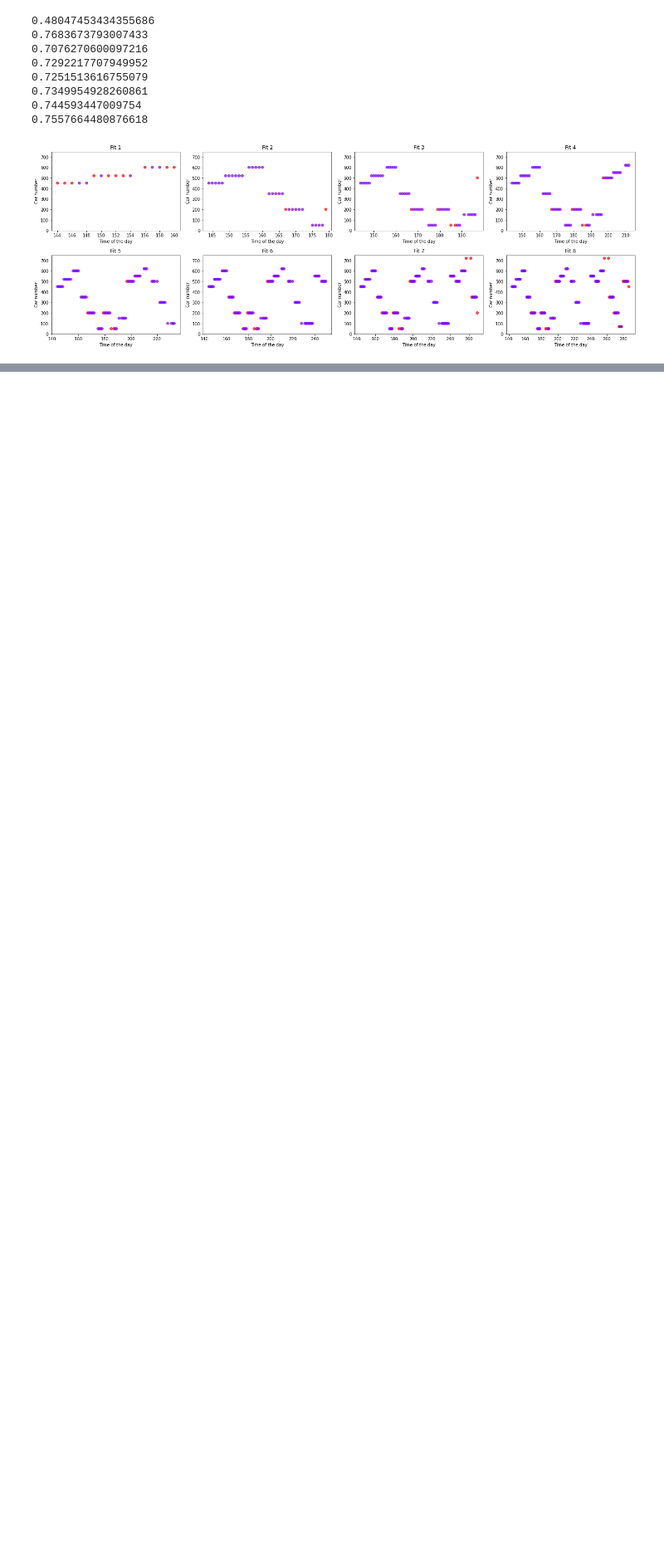
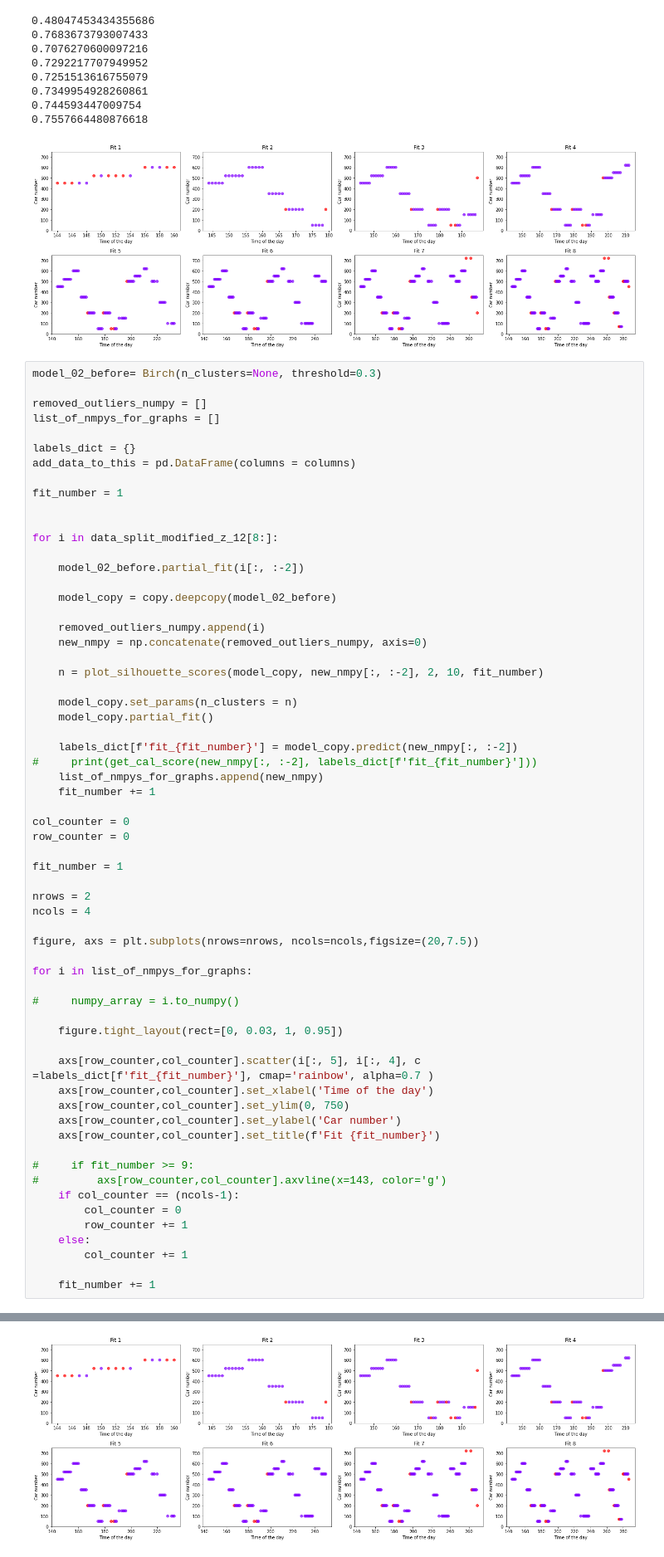
Before and after one commit to martaradzi/RTX, a Jupyter notebook: experiments/random_seed_1.1/bundle/Birch Run Visualization_before_after.ipynb, the cells around one changed output, grey strips where cells are left out. Shown at 83% size. Drawn from its saved outputs; the diff is of its cells as text; blank space fills up the shorter version.

```diff
--- a/experiments/random_seed_1.1/bundle/Birch Run Visualization_before_after.ipynb
+++ b/experiments/random_seed_1.1/bundle/Birch Run Visualization_before_after.ipynb
@@ -713,3 +713,66 @@ for i in list_of_nmpys_for_graphs:
 0.744593447009754
 0.7557664480876618
 [figure]
+# %%
+model_02_before= Birch(n_clusters=None, threshold=0.3)
+
+removed_outliers_numpy = []
+list_of_nmpys_for_graphs = []
+
+labels_dict = {}
+add_data_to_this = pd.DataFrame(columns = columns)
+
+fit_number = 1
+
+
+for i in data_split_modified_z_12[8:]:
+
+    model_02_before.partial_fit(i[:, :-2])
+
+    model_copy = copy.deepcopy(model_02_before)
+
+    removed_outliers_numpy.append(i)
+    new_nmpy = np.concatenate(removed_outliers_numpy, axis=0)
+
+    n = plot_silhouette_scores(model_copy, new_nmpy[:, :-2], 2, 10, fit_number)
+
+    model_copy.set_params(n_clusters = n)
+    model_copy.partial_fit()
+
+    labels_dict[f'fit_{fit_number}'] = model_copy.predict(new_nmpy[:, :-2])
+#     print(get_cal_score(new_nmpy[:, :-2], labels_dict[f'fit_{fit_number}']))
+    list_of_nmpys_for_graphs.append(new_nmpy)
+    fit_number += 1
+
+col_counter = 0
+row_counter = 0
+
+fit_number = 1
+
+nrows = 2
+ncols = 4
+
+figure, axs = plt.subplots(nrows=nrows, ncols=ncols,figsize=(20,7.5))
+
+for i in list_of_nmpys_for_graphs:
+
+#     numpy_array = i.to_numpy()
+
+    figure.tight_layout(rect=[0, 0.03, 1, 0.95])
+
+    axs[row_counter,col_counter].scatter(i[:, 5], i[:, 4], c =labels_dict[f'fit_{fit_number}'], cmap='rainbow', alpha=0.7 )
+    axs[row_counter,col_counter].set_xlabel('Time of the day')
+    axs[row_counter,col_counter].set_ylim(0, 750)
+    axs[row_counter,col_counter].set_ylabel('Car number')
+    axs[row_counter,col_counter].set_title(f'Fit {fit_number}')
+
+#     if fit_number >= 9:
+#         axs[row_counter,col_counter].axvline(x=143, color='g')
+    if col_counter == (ncols-1):
+        col_counter = 0
+        row_counter += 1
+    else:
+        col_counter += 1
+
+    fit_number += 1
+# %% [output]
@@ -715,0 +787 @@ for i in list_of_nmpys_for_graphs:
+[figure, added]
```
Also changed, not shown: parts of 2 cells of this notebook, 5 other files.
